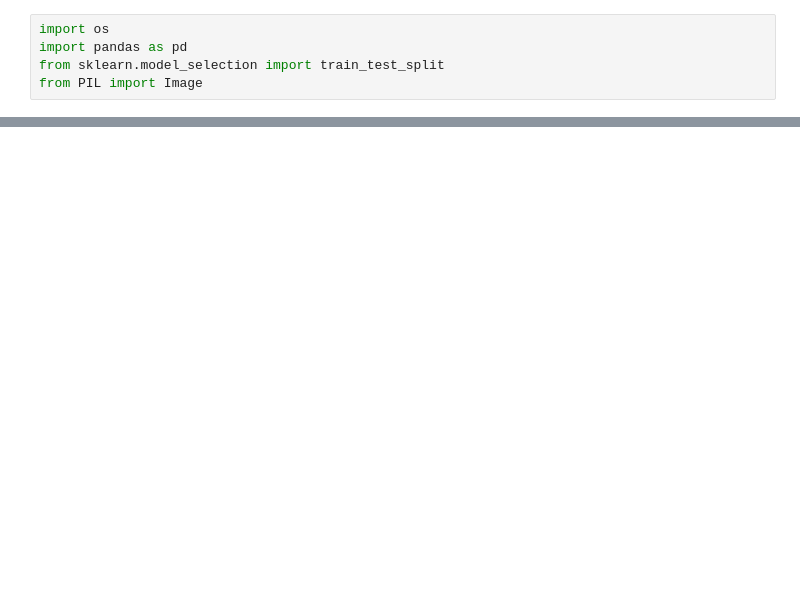
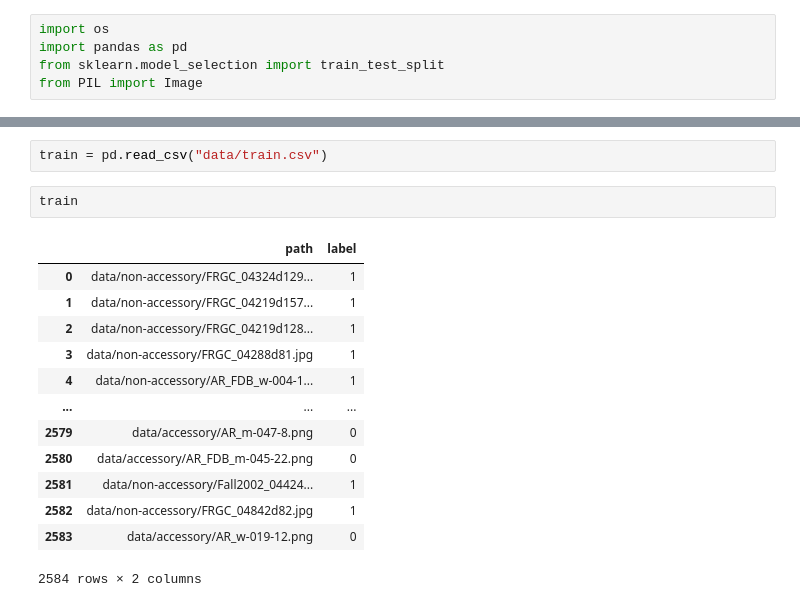
Before and after one commit to yvson18/final-assignment-PDI, a Jupyter notebook: dummy.ipynb, the cells around one changed output, grey strips where cells are left out. Cells and saved outputs as stored; diff of their text form; blank space fills up the shorter version.

```diff
--- a/dummy.ipynb
+++ b/dummy.ipynb
@@ -54,0 +103,18 @@ create_csv_and_split("data/dogs", "data/cats")
+# %%
+train = pd.read_csv("data/train.csv")
+# %%
+train
+# %% [output]
+|  | path | label |
+| 0 | data/non-accessory/FRGC_04324d129... | 1 |
+| 1 | data/non-accessory/FRGC_04219d157... | 1 |
+| 2 | data/non-accessory/FRGC_04219d128... | 1 |
+| 3 | data/non-accessory/FRGC_04288d81.jpg | 1 |
+| 4 | data/non-accessory/AR_FDB_w-004-1... | 1 |
+| ... | ... | ... |
+| 2579 | data/accessory/AR_m-047-8.png | 0 |
+| 2580 | data/accessory/AR_FDB_m-045-22.png | 0 |
+| 2581 | data/non-accessory/Fall2002_04424... | 1 |
+| 2582 | data/non-accessory/FRGC_04842d82.jpg | 1 |
+| 2583 | data/accessory/AR_w-019-12.png | 0 |
+2584 rows × 2 columns
```
Also changed, not shown: parts of 31 cells of this notebook, 9 other files.
